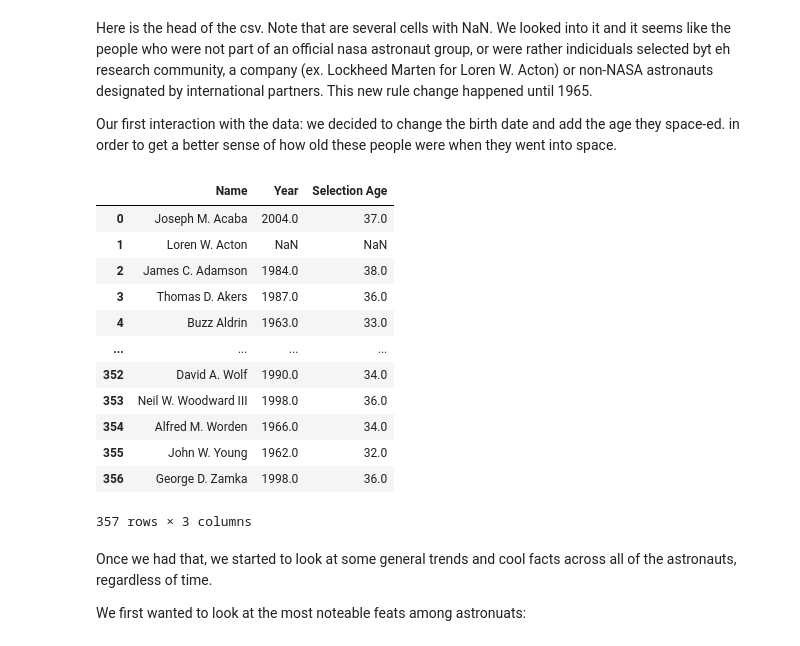
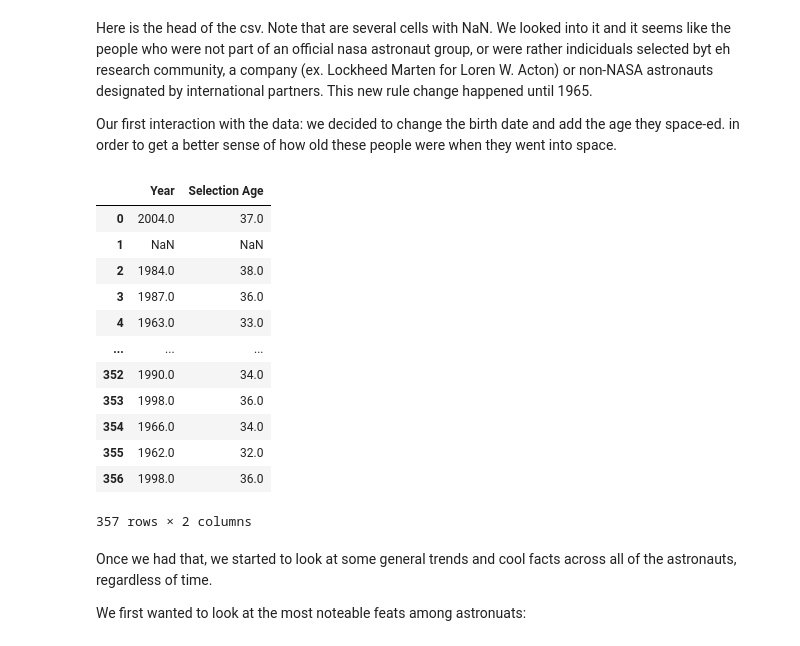
Before and after one commit to olincollege/Project1_Erhardt1, a Jupyter notebook: computationalessay-Trevor.ipynb, the cells around one changed output. Saved outputs shown, nothing was run; the diff lists cells and outputs as text; code cells hidden in the pictures.

```diff
--- a/computationalessay-Trevor.ipynb
+++ b/computationalessay-Trevor.ipynb
@@ -35,8 +35,6 @@ First we looked around the internet for public data on astronauts throughout the
 # %%
 nasa_astronaut_dataset = f.get_data()
 
-nasa_astronaut_dataset["State"] = nasa_astronaut_dataset["Birth Place"].str[-2:]
-
 nasa_astronaut_dataset.head()
 # %% [output]
 |  | Name | Year | Group | Status | Birth Date | Birth Place | Gender | Alma Mater | Undergraduate Major | ... |
@@ -52,21 +50,21 @@ Our first interaction with the data: we decided to change the birth date and add
 # %%
 nasa_astronaut_dataset = f.change_dates(nasa_astronaut_dataset)
 
-nasa_astronaut_dataset[["Name", "Year", "Selection Age"]]
+nasa_astronaut_dataset[["Year", "Selection Age"]]
 # %% [output]
-|  | Name | Year | Selection Age |
-| 0 | Joseph M. Acaba | 2004.0 | 37.0 |
-| 1 | Loren W. Acton | NaN | NaN |
-| 2 | James C. Adamson | 1984.0 | 38.0 |
-| 3 | Thomas D. Akers | 1987.0 | 36.0 |
-| 4 | Buzz Aldrin | 1963.0 | 33.0 |
-| ... | ... | ... | ... |
-| 352 | David A. Wolf | 1990.0 | 34.0 |
-| 353 | Neil W. Woodward III | 1998.0 | 36.0 |
-| 354 | Alfred M. Worden | 1966.0 | 34.0 |
-| 355 | John W. Young | 1962.0 | 32.0 |
-| 356 | George D. Zamka | 1998.0 | 36.0 |
+|  | Year | Selection Age |
+| 0 | 2004.0 | 37.0 |
+| 1 | NaN | NaN |
+| 2 | 1984.0 | 38.0 |
+| 3 | 1987.0 | 36.0 |
+| 4 | 1963.0 | 33.0 |
+| ... | ... | ... |
+| 352 | 1990.0 | 34.0 |
+| 353 | 1998.0 | 36.0 |
+| 354 | 1966.0 | 34.0 |
+| 355 | 1962.0 | 32.0 |
+| 356 | 1998.0 | 36.0 |
-357 rows × 3 columns
+357 rows × 2 columns
 # %% [markdown]
 Once we had that, we started to look at some general trends and cool facts across all of the astronauts, regardless of time.
 
```
Also changed, not shown: parts of 3 cells of this notebook, 2 other files.
